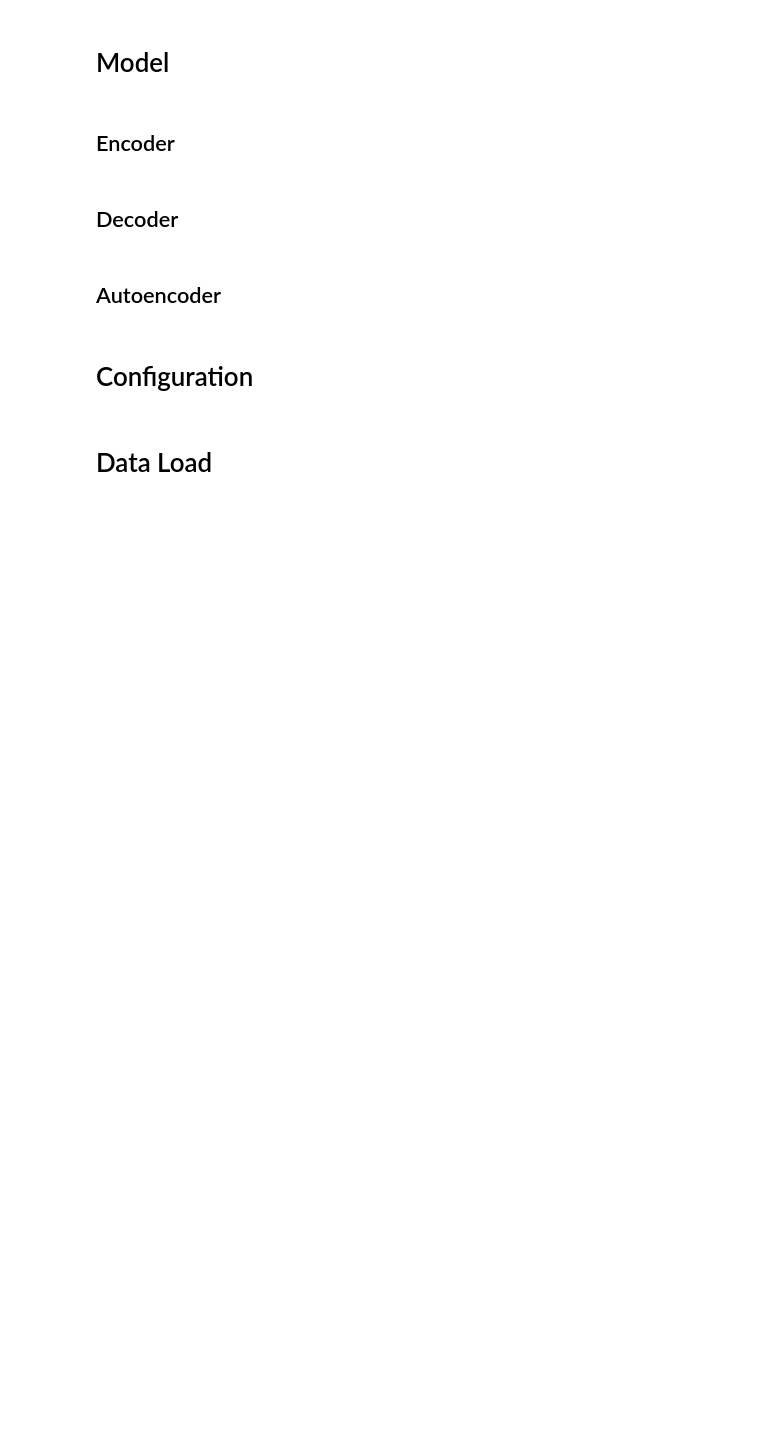
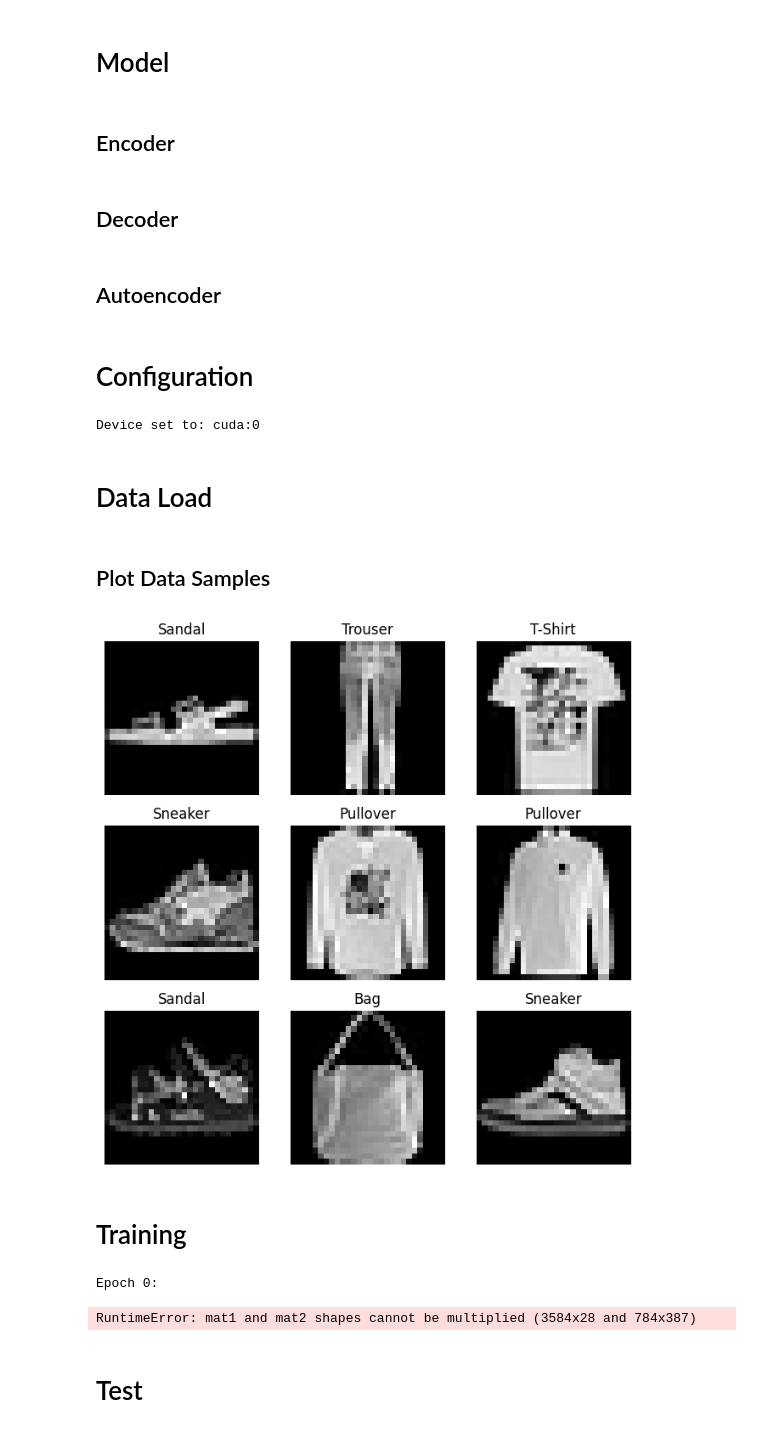
Before and after one commit to M61ss/python-scripts, a Jupyter notebook: autoencoder/autoencoder.ipynb, the cells around one changed output. Saved outputs shown, nothing was run; the diff lists cells and outputs as text; code cells hidden in the pictures; blank space fills up the shorter version.

```diff
--- a/autoencoder/autoencoder.ipynb
+++ b/autoencoder/autoencoder.ipynb
@@ -63,38 +64,68 @@ class Autoencoder(nn.Module):
 DEVICE = torch.device("cuda:0" if torch.cuda.is_available() else "cpu")
 N_EPOCHS = 10
 BATCH_SIZE = 128
+INPUT_DIM = 28 * 28
+CODE_DIM = 10
+LEARNING_RATE = 0.001
 
 print(f'Device set to: {DEVICE}')
+# %% [output]
+Device set to: cuda:0
 # %% [markdown]
 # Data Load
 # %%
-training_data = FashionMNIST(
+train_data = FashionMNIST(
     root='train_data',
     train=True,
     download=True,
     transform=ToTensor()
 )
+
+test_data = FashionMNIST(
+    root='test_data',
+    train=False,
+    download=True,
+    transform=ToTensor()
+)
+
+data_loader_train = DataLoader(
+    dataset=train_data,
+    batch_size=BATCH_SIZE,
+    shuffle=True,
+    drop_last=True
+)
+
+data_loader_test = DataLoader(
+    dataset=test_data,
+    batch_size=BATCH_SIZE,
+    shuffle=True,
+    drop_last=True
+)
+# %% [markdown]
+## Plot Data Samples
 # %%
 labels_map = {
     0: "T-Shirt",
     1: "Trouser",
     2: "Pullover",
     3: "Dress",
     4: "Coat",
     5: "Sandal",
     6: "Shirt",
     7: "Sneaker",
     8: "Bag",
     9: "Ankle Boot",
 }
 
 figure = plt.figure(figsize=(8, 8))
 cols, rows = 3, 3
 for i in range(1, cols * rows + 1):
-    sample_idx = torch.randint(len(training_data), size=(1,)).item()
-    img, label = training_data[sample_idx]
+    sample_idx = torch.randint(len(train_data), size=(1,)).item()
+    img, label = train_data[sample_idx]
     figure.add_subplot(rows, cols, i)
     plt.title(labels_map[label])
     plt.axis("off")
     plt.imshow(img.squeeze(), cmap="gray")
 plt.show()
+# %% [output]
+[figure, added]
@@ -105,0 +132,2 @@ data_loader = DataLoader(
+# %% [markdown]
+# Training
@@ -105,0 +146,18 @@ data_loader = DataLoader(
+# %%
+for epoch in range(N_EPOCHS):
+    print(f'Epoch {epoch}:')
+    for x, _ in data_loader_train:
+        opt.zero_grad()
+
+        x = x.to(DEVICE)
+        pred = model(x)
+        loss = loss_function(pred, x)
+        loss.backward()
+
+        opt.step()
+    print('-' * 20)
+# %% [output]
+Epoch 0:
+RuntimeError: mat1 and mat2 shapes cannot be multiplied (3584x28 and 784x387)
+# %% [markdown]
+# Test
```
Also changed, not shown: parts of 6 cells of this notebook.
